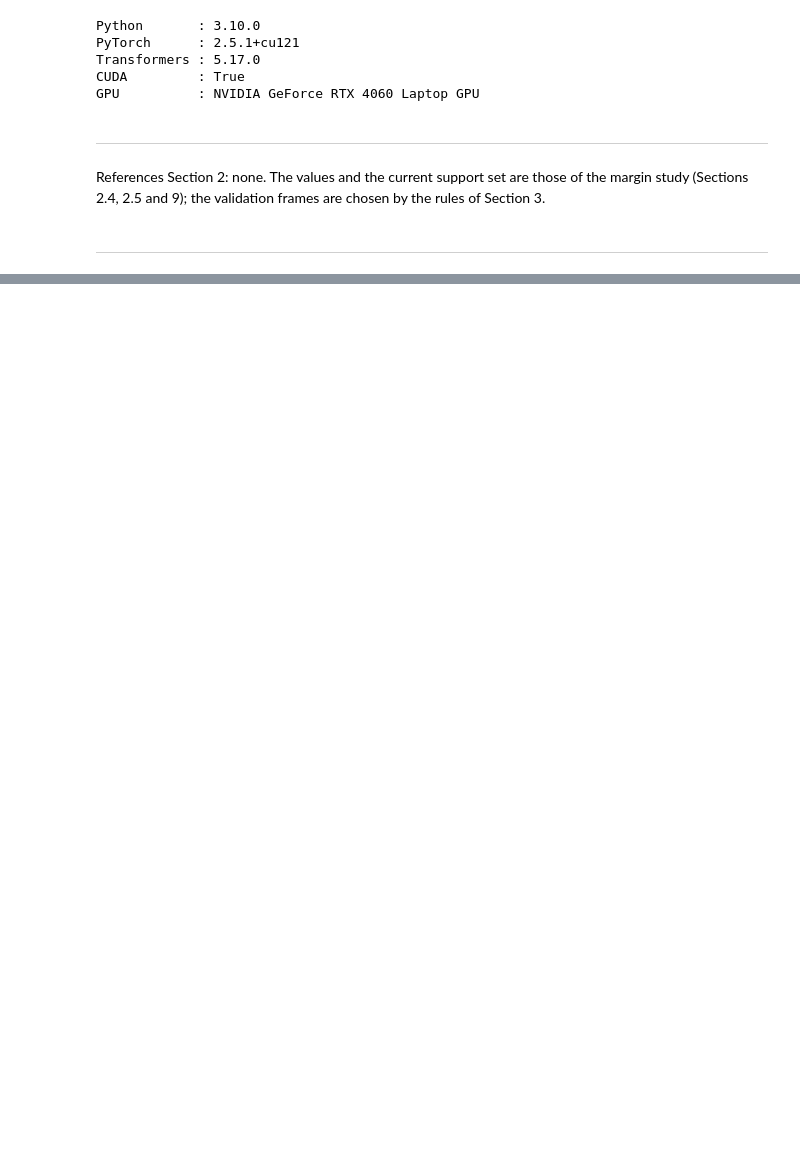
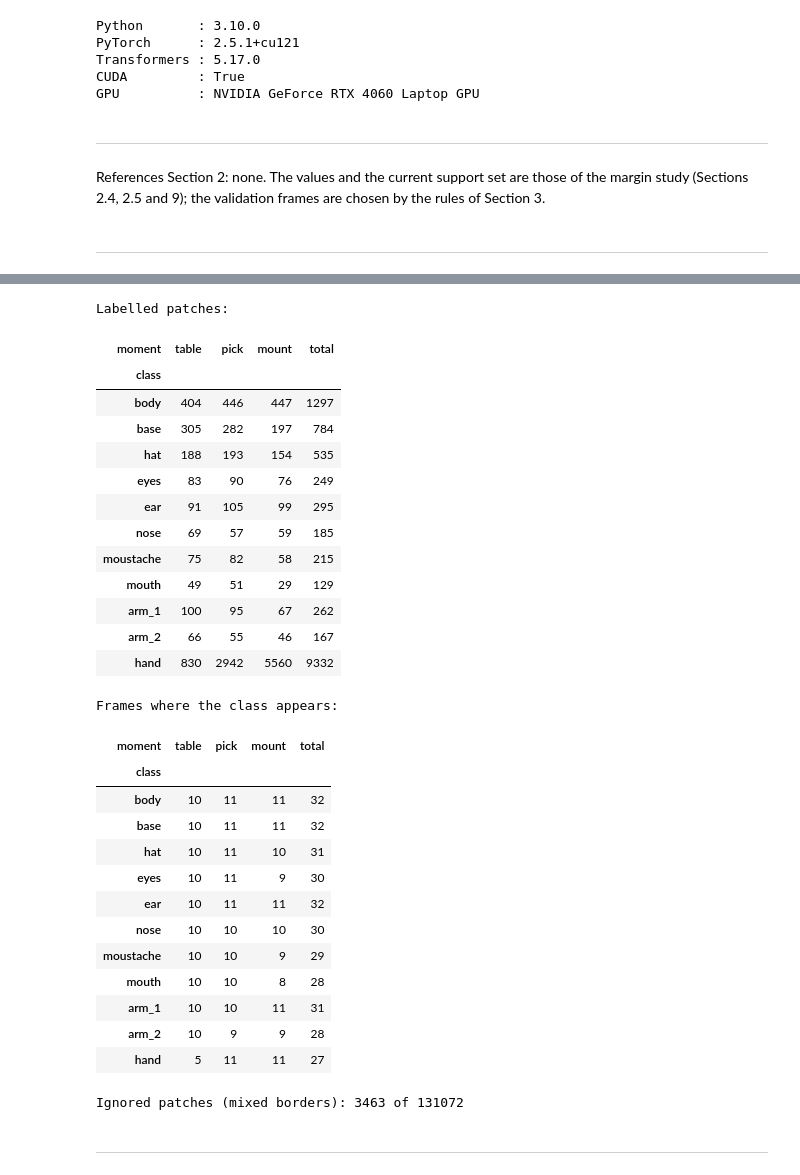
Before and after one commit to xrushofblood/vad_project, a Jupyter notebook: notebooks/phase_1_support_set_v2_study.ipynb, the cells around one changed output, grey strips where cells are left out. Drawn from its saved outputs; the diff is of its cells as text; code cells hidden in the pictures; blank space fills up the shorter version.

```diff
--- a/notebooks/phase_1_support_set_v2_study.ipynb
+++ b/notebooks/phase_1_support_set_v2_study.ipynb
@@ -348,0 +560,52 @@ References Section 2: none. The values and the current support set are those of
+# %%
+# 3.4 What the validation set contains: labelled patches of each class by moment, and the number of frames where it appears
+records = []
+for val in VALIDATION_FRAMES:
+    ids, counts = np.unique(val["gt"], return_counts=True)
+    records += [{"class": CLASS_NAMES[i], "moment": val["moment"], "patches": int(n)}
+                for i, n in zip(ids, counts) if i not in (BACKGROUND_ID, IGNORE_ID)]
+records = pd.DataFrame(records)
+order = [name for name in CLASS_NAMES if name in set(records["class"])]
+moments = ["table", "pick", "mount"]
+patches = records.pivot_table(index="class", columns="moment", values="patches", aggfunc="sum", fill_value=0)
+frames = records.pivot_table(index="class", columns="moment", values="patches", aggfunc="count", fill_value=0)
+patches, frames = patches.reindex(index=order, columns=moments, fill_value=0), frames.reindex(index=order, columns=moments, fill_value=0)
+patches["total"], frames["total"] = patches.sum(axis=1), frames.sum(axis=1)
+print("Labelled patches:")
+display(patches)
+print("Frames where the class appears:")
+display(frames)
+ignored = sum(int((val["gt"] == IGNORE_ID).sum()) for val in VALIDATION_FRAMES)
+print(f"Ignored patches (mixed borders): {ignored} of {len(VALIDATION_FRAMES) * 64 * 64}")
+# %% [output]
+Labelled patches:
+| moment | table | pick | mount | total |
+| class |  |  |  |  |
+| body | 404 | 446 | 447 | 1297 |
+| base | 305 | 282 | 197 | 784 |
+| hat | 188 | 193 | 154 | 535 |
+| eyes | 83 | 90 | 76 | 249 |
+| ear | 91 | 105 | 99 | 295 |
+| nose | 69 | 57 | 59 | 185 |
+| moustache | 75 | 82 | 58 | 215 |
+| mouth | 49 | 51 | 29 | 129 |
+| arm_1 | 100 | 95 | 67 | 262 |
+| arm_2 | 66 | 55 | 46 | 167 |
+| hand | 830 | 2942 | 5560 | 9332 |
+Frames where the class appears:
+| moment | table | pick | mount | total |
+| class |  |  |  |  |
+| body | 10 | 11 | 11 | 32 |
+| base | 10 | 11 | 11 | 32 |
+| hat | 10 | 11 | 10 | 31 |
+| eyes | 10 | 11 | 9 | 30 |
+| ear | 10 | 11 | 11 | 32 |
+| nose | 10 | 10 | 10 | 30 |
+| moustache | 10 | 10 | 9 | 29 |
+| mouth | 10 | 10 | 8 | 28 |
+| arm_1 | 10 | 10 | 11 | 31 |
+| arm_2 | 10 | 9 | 9 | 28 |
+| hand | 5 | 11 | 11 | 27 |
+Ignored patches (mixed borders): 3463 of 131072
+# %% [markdown]
+------------------------------------------------------------------------------------------------------------------------------------------
```
Also changed, not shown: parts of 10 cells of this notebook.
